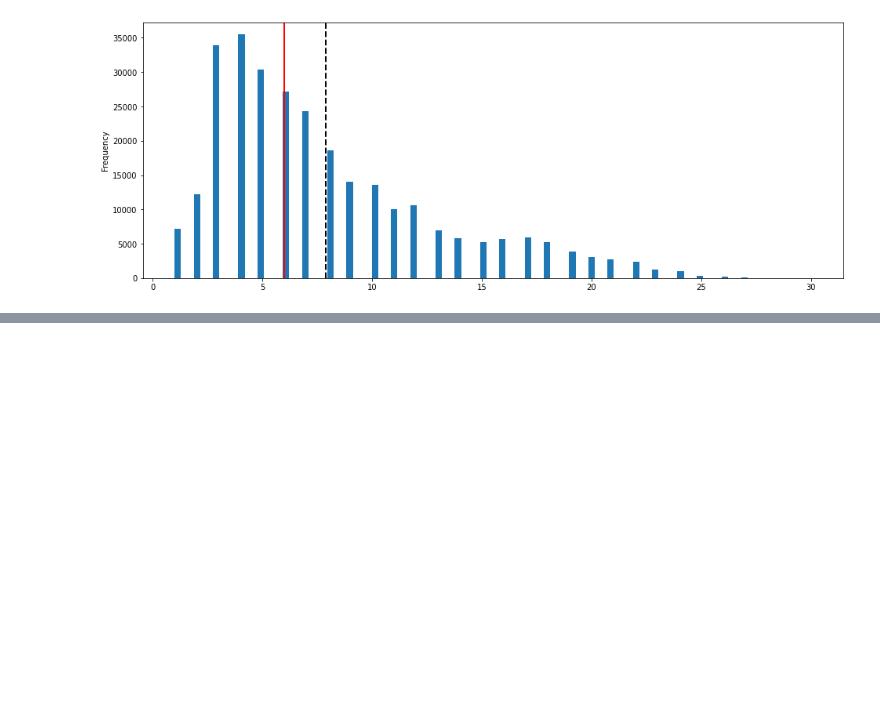
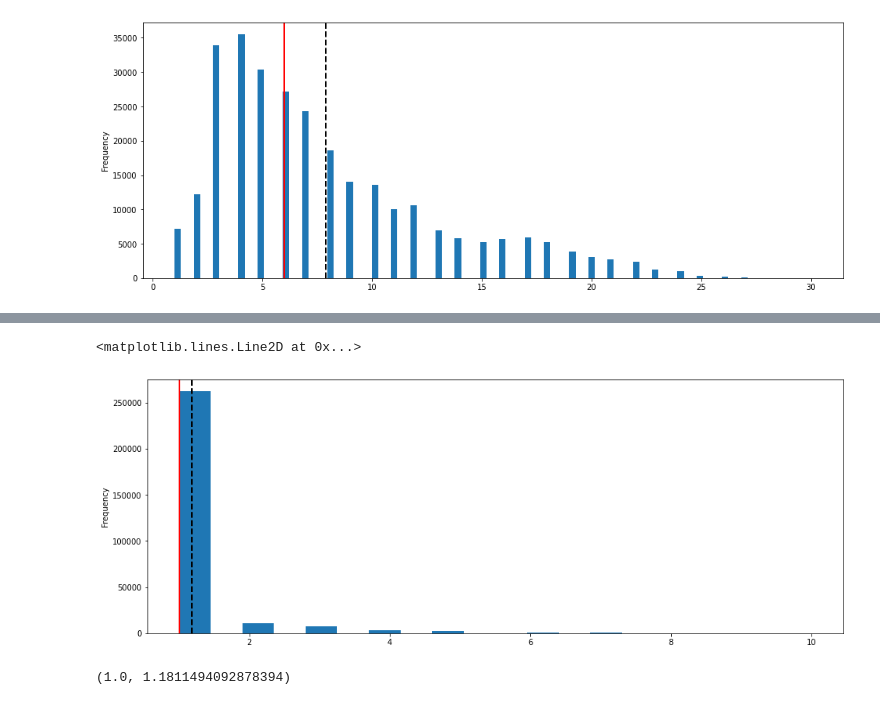
Before and after one commit to WisConT/oecd_financial_flows, a Jupyter notebook: notebooks/4.0-pb-ExploratoryDataAnalysisTestColumn.ipynb, the cells around one changed output, grey strips where cells are left out. Drawn from its saved outputs; the diff is of its cells as text; code cells hidden in the pictures; blank space fills up the shorter version.

```diff
--- a/notebooks/4.0-pb-ExploratoryDataAnalysisTestColumn.ipynb
+++ b/notebooks/4.0-pb-ExploratoryDataAnalysisTestColumn.ipynb
@@ -143,0 +216,6 @@ plt.axvline(df['ShortDescriptionNumber'].median(), color='r', linestyle='solid',
+# %%
+df['SDGfocus'] = df['SDGfocus'].replace(np.nan, 'EMPTY_SDG').apply(str)
+# %%
+df['SDGfocusArray'] = df['SDGfocus'].apply(lambda x: [item.split('.')[0] for item in x.split(';')])
+# %%
+df['SDGfocusNumber'] = df['SDGfocusArray'].apply(lambda x: len(x))
@@ -143,0 +237,11 @@ plt.axvline(df['ShortDescriptionNumber'].median(), color='r', linestyle='solid',
+# %%
+df['SDGfocusNumber'].plot.hist(bins=20, figsize=(16, 6))
+plt.axvline(df['SDGfocusNumber'].mean(), color='k', linestyle='dashed', linewidth=2)
+plt.axvline(df['SDGfocusNumber'].median(), color='r', linestyle='solid', linewidth=2)
+# %% [output]
+<matplotlib.lines.Line2D at 0x...>
+[figure, added]
+# %%
+df['SDGfocusNumber'].median(), df['SDGfocusNumber'].mean()
+# %% [output]
+(1.0, 1.1811494092878394)
```
Also changed, not shown: parts of 23 cells of this notebook, 36 other files.
